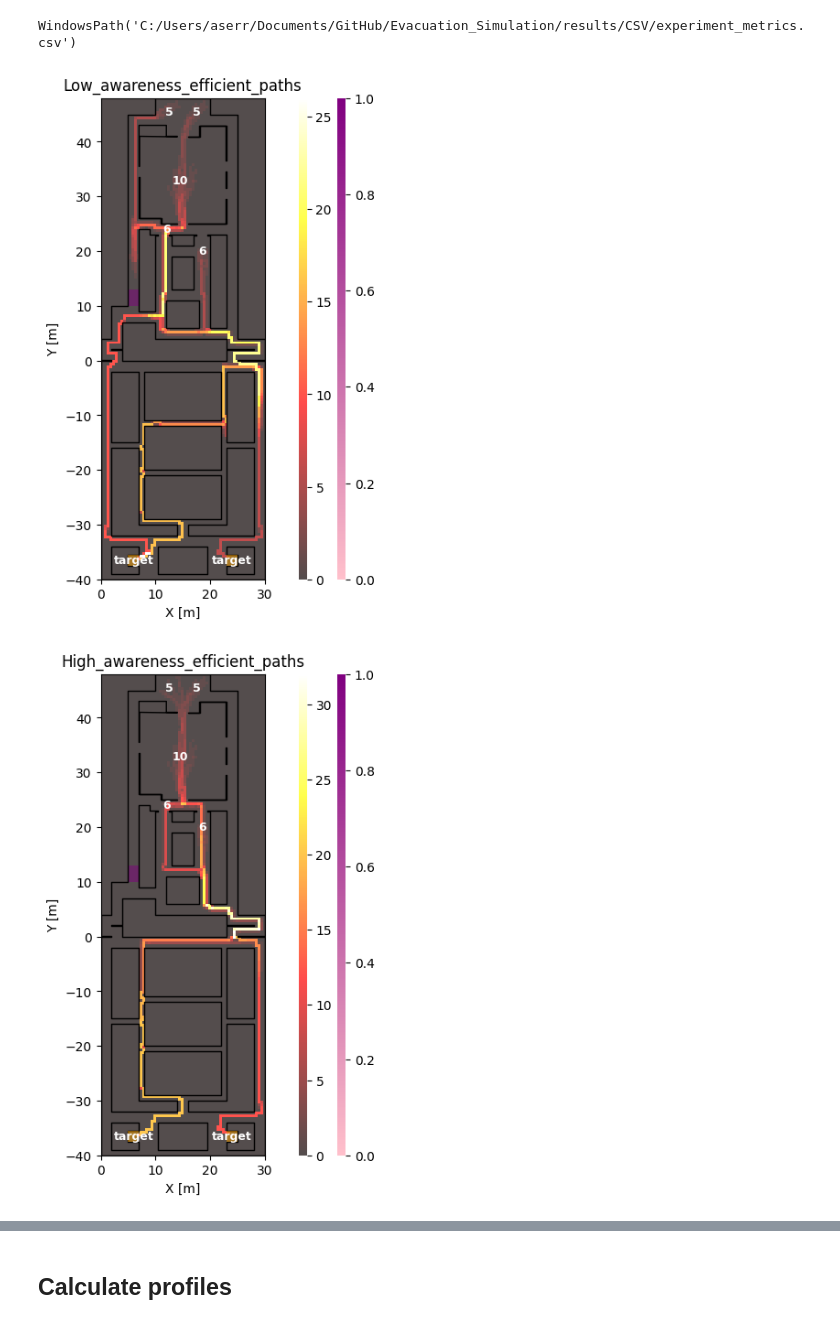
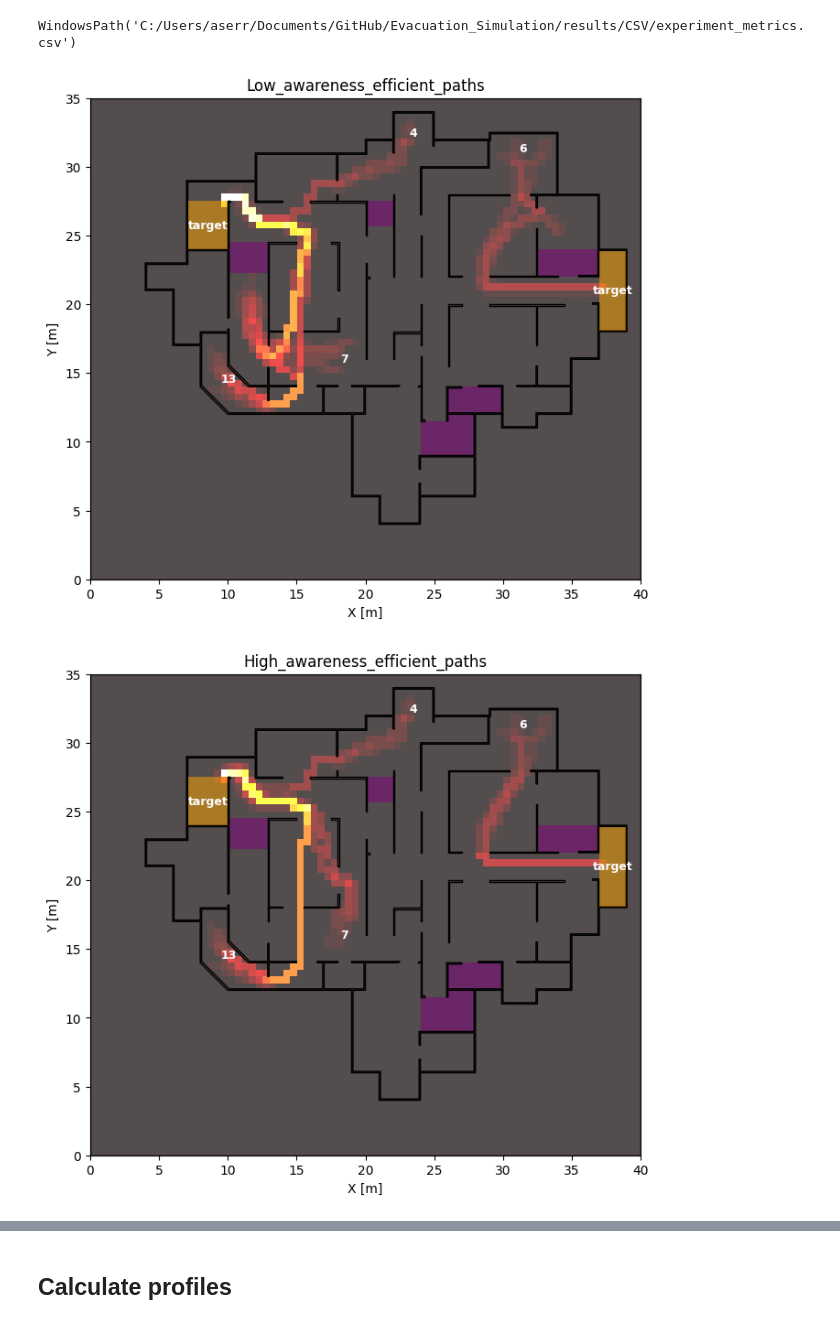
Before and after one commit to AlvaroS3rrano/Evacuation_Simulation, a Jupyter notebook: Notebooks/experiments.ipynb, the cells around one changed output, grey strips where cells are left out. Saved outputs shown, nothing was run; the diff lists cells and outputs as text; code cells hidden in the pictures.

```diff
--- a/Notebooks/experiments.ipynb
+++ b/Notebooks/experiments.ipynb
@@ -105,8 +113,9 @@ def init_db_connection(
 # -------------------------------
 
 # Load config
-simulation_name = "representative_case"
-cfg = load_simulation_config(simulation_name)
+config_name="study.yaml"
+simulation_name = "representative_case_theme_park"
+cfg = load_simulation_config(simulation_name, config_name)
 
 # Load environment
 Environment = select_environment(cfg["environment"])  # just change string here
@@ -167,6 +176,7 @@ every_nth_frame_simulation = cfg["every_nth_frame_simulation"]
 every_nth_frame_animation = cfg["every_nth_frame_animation"]
 
 # Paths
+ensure_data_sqlite_dir(PROJECT_ROOT)
 connection_file = SQLITE_DIR  / (
     f"{Environment_name}_risks.db" if use_random_risk_layout
     else f"{Environment_name}_risks_node_8_5_p.db"
@@ -1009,29 +1043,27 @@ def plot_density_with_walkable_and_risks(
 # %%
 with sqlite3.connect(connection_file) as connection:
     # Fetch all risk data grouped by frame
     all_risks_frame = get_risk_levels_by_frame(connection,0)
 
 risky_areas_den = []
 for area, risk in all_risks_frame.items():
     if risk > 0.0:
         risky_areas_den.append((area, risk))
 
 for mode in modes:
     df = agent_trajectories[mode].data
     heatmap, x_bins, y_bins = compute_unique_agents_per_cell(df, walkable_area, cell_size=0.5)
 
     plot_density_with_walkable_and_risks(
         heatmap=heatmap,
-        x_bins=x_bins,
-        y_bins=y_bins,
         walkable_area=walkable_area,
         specific_areas=specific_areas,
         risky_areas=risky_areas_den,
-        risk_threshold=0.5,
         df=df,
         targets=targets,
-        title=f"{mode_names[mode]}" # unique agentes per cell
+        title=f"{mode_names[mode]}", # unique agentes per cell
+        show_colorbars=False,
     )
 # %% [output]
-[figure, old version]
+[figure, new version]
-[figure, old version]
+[figure, new version]
```
Also changed, not shown: parts of 12 cells of this notebook, 9 other files.
